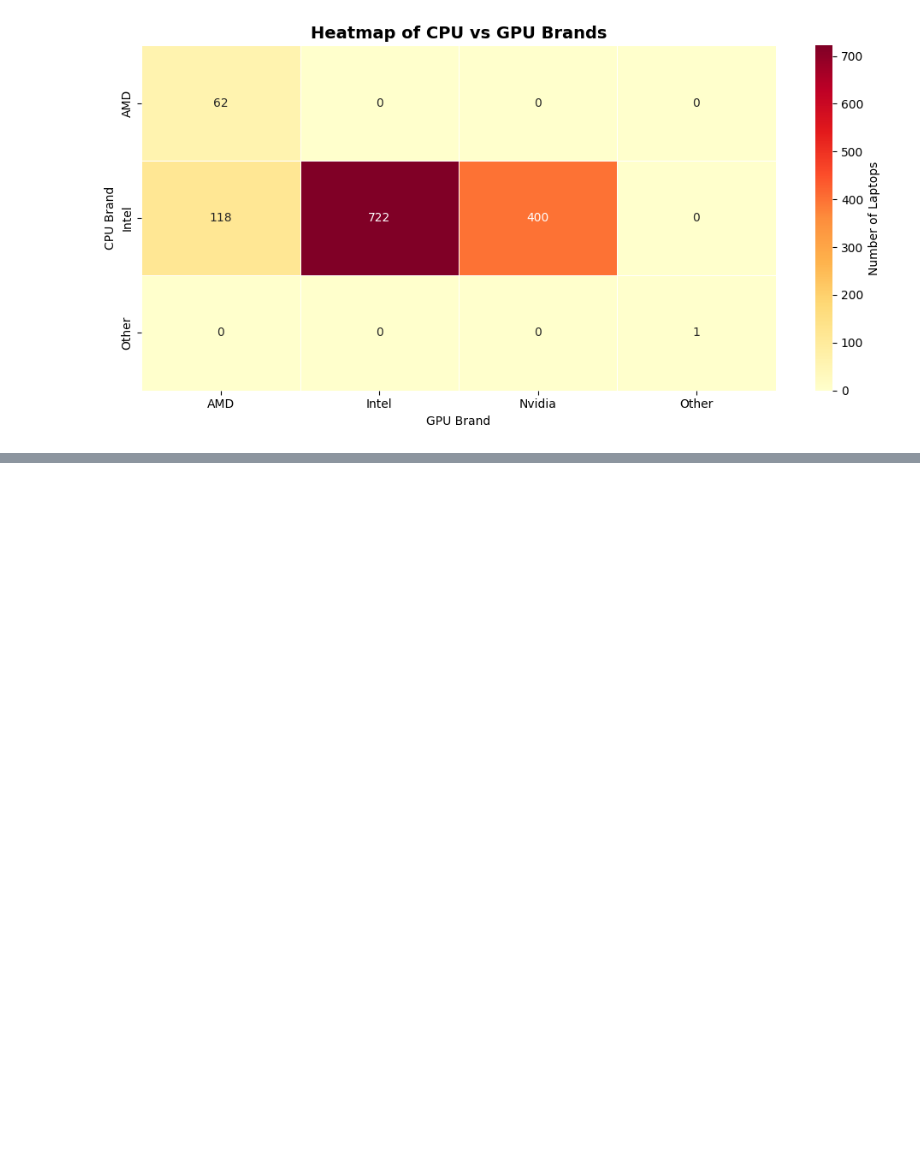
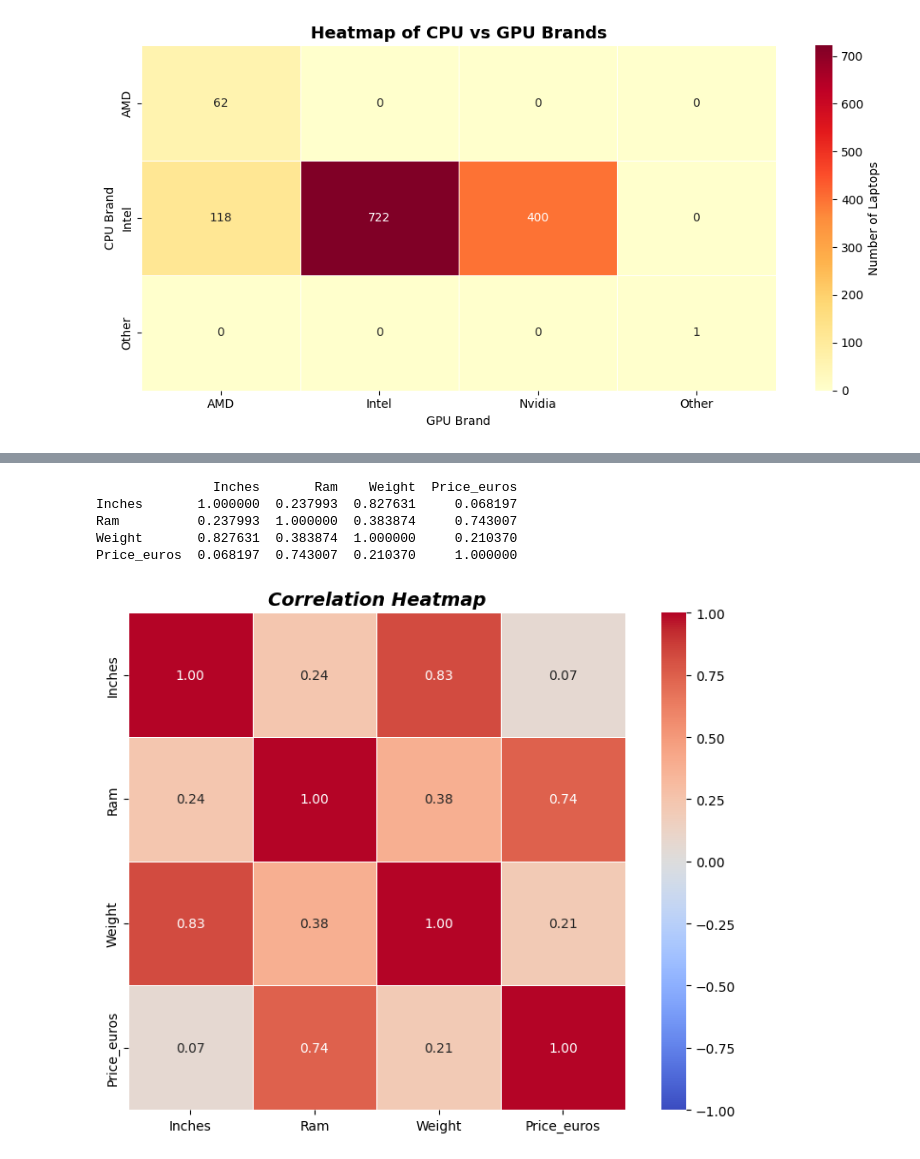
Before and after one commit to luongtheduc1605/Laptop-Price-Analysis, a Jupyter notebook: laptop_analysis.ipynb, the cells around one changed output, grey strips where cells are left out. Cells and saved outputs as stored; diff of their text form; code cells hidden in the pictures; blank space fills up the shorter version.

Commit message:
Add Correlation Heatmap and Interactive Plotly Charts

```diff
--- a/laptop_analysis.ipynb
+++ b/laptop_analysis.ipynb
@@ -354,0 +358,4 @@ plt.show()
+# %%
+numeric_df = df[["Inches", "Ram", "Weight", "Price_euros"]].copy() #copy to avoid settingwithcopy warning
+
+print(numeric_df.describe())
@@ -354,0 +372,17 @@ plt.show()
+# %%
+corr = numeric_df.corr()
+print(corr)
+# %% [output]
+               Inches       Ram    Weight  Price_euros
+Inches       1.000000  0.237993  0.827631     0.068197
+Ram          0.237993  1.000000  0.383874     0.743007
+Weight       0.827631  0.383874  1.000000     0.210370
+Price_euros  0.068197  0.743007  0.210370     1.000000
+# %%
+plt.figure(figsize=(8,6))
+sns.heatmap(corr, annot=True, fmt=".2f", cmap="coolwarm", vmin=-1, vmax=1, linewidths=0.5, square=True) #vmin and vmax set color scale from full -1 to 1
+plt.title("Correlation Heatmap", fontweight="bold", fontstyle="italic", fontsize=14)
+plt.tight_layout()
+plt.show()
+# %% [output]
+[figure, added]
```
Also changed, not shown: parts of 7 cells of this notebook.
